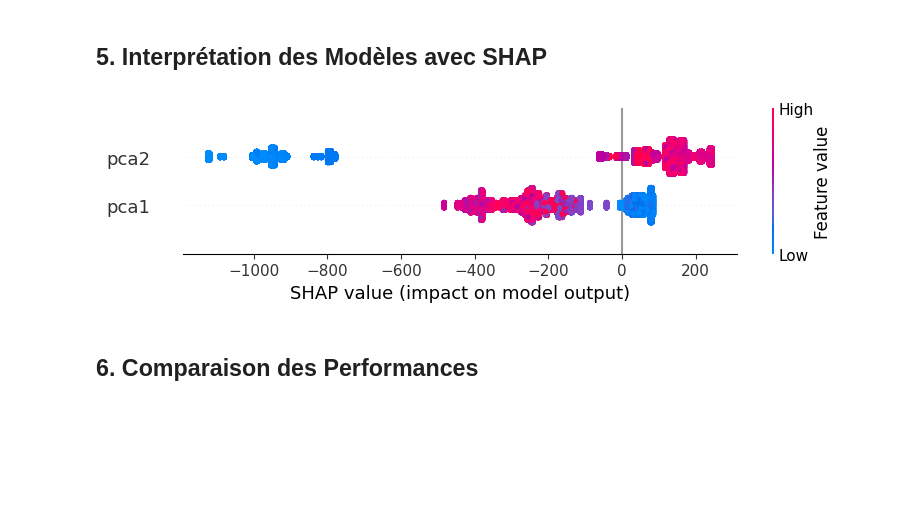
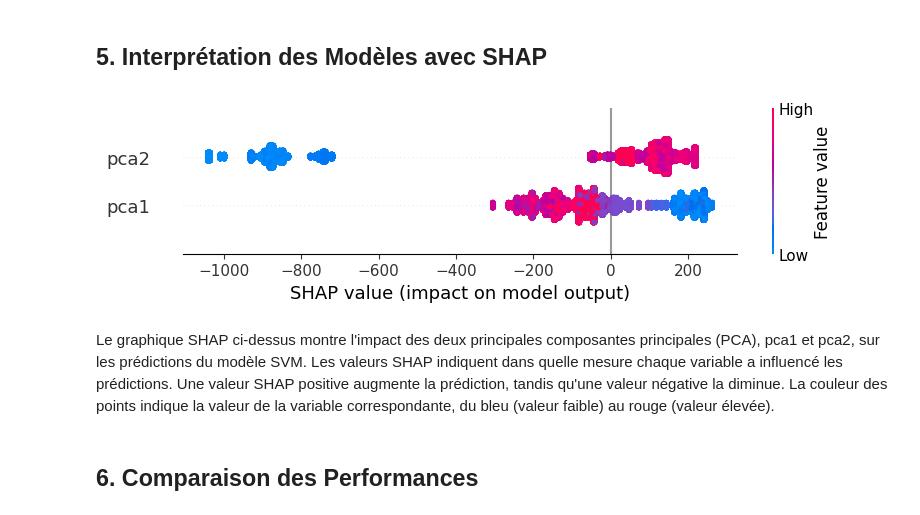
Before and after one commit to NaimLehbiben/Machine-Learning, a Jupyter notebook: notebook.ipynb, the cells around one changed output. Cells and saved outputs as stored; diff of their text form; code cells hidden in the pictures; blank space fills up the shorter version.

```diff
--- a/notebook.ipynb
+++ b/notebook.ipynb
@@ -147,16 +156,18 @@ MAPE SVM: 0.8784313076295902
 ## 5. Interprétation des Modèles avec SHAP
 # %%
 # Utiliser shap.sample pour réduire l'échantillon des données d'arrière-plan
-background_sample = shap.sample(train_sample[['pca1', 'pca2']], 2)
+background_sample = shap.sample(train_sample[['pca1', 'pca2']], 3)
 
 # Calcul des valeurs SHAP pour le modèle SVM
 explainer = shap.KernelExplainer(best_svm.predict, background_sample)
 shap_values = explainer.shap_values(test_data[['pca1', 'pca2']])
 
 # Visualiser les valeurs SHAP
 shap.summary_plot(shap_values, test_data[['pca1', 'pca2']])
 # %% [output]
-[figure, old version]
+[figure, new version]
+# %% [markdown]
+Le graphique SHAP ci-dessus montre l'impact des deux principales composantes principales (PCA), pca1 et pca2, sur les prédictions du modèle SVM. Les valeurs SHAP indiquent dans quelle mesure chaque variable a influencé les prédictions. Une valeur SHAP positive augmente la prédiction, tandis qu'une valeur négative la diminue. La couleur des points indique la valeur de la variable correspondante, du bleu (valeur faible) au rouge (valeur élevée).
 # %% [markdown]
 ## 6. Comparaison des Performances
 # %%
```
Also changed, not shown: parts of 2 cells of this notebook, 1 other file.
